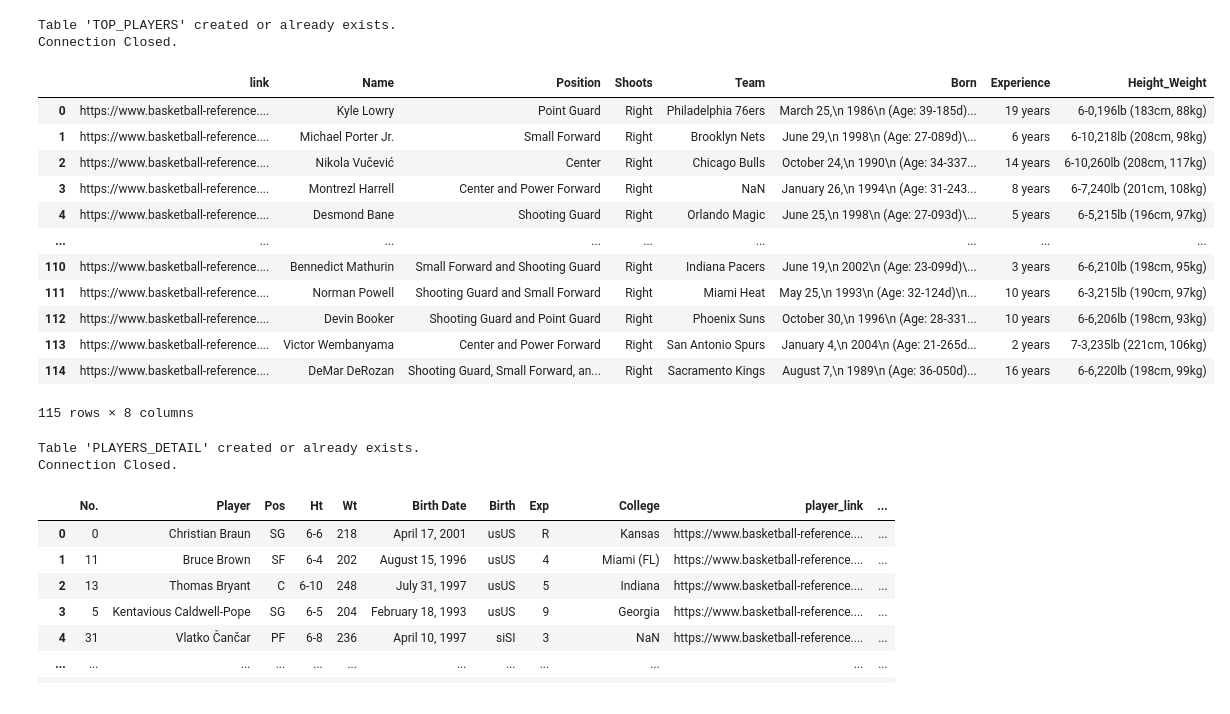
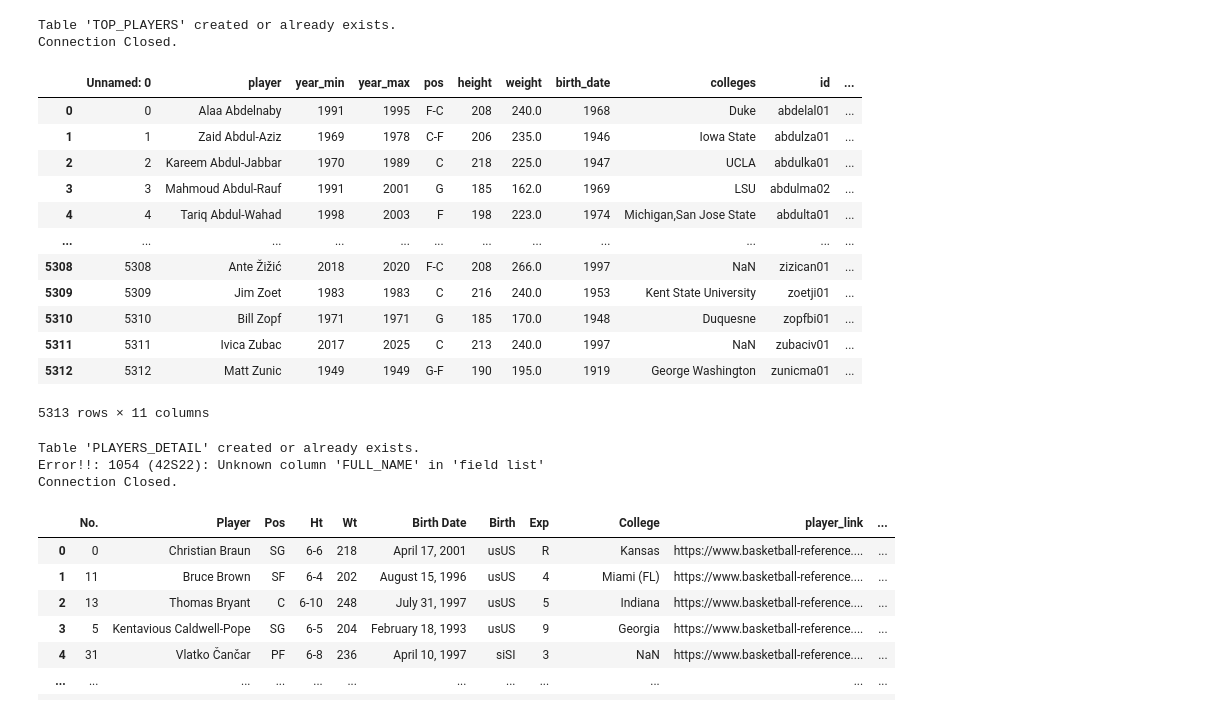
Before and after one commit to nicekid1/QBC-DA10-Group4Project-3, a Jupyter notebook: cleaner.ipynb, the cells around one changed output. Cells and saved outputs as stored; diff of their text form; code cells hidden in the pictures.

Commit message:
full player list, updated clean_extract, adding csv1, csv2 fully, query_final updated

```diff
--- a/cleaner.ipynb
+++ b/cleaner.ipynb
@@ -149,19 +148,31 @@ finally:
 Table 'TOP_PLAYERS' created or already exists.
 Connection Closed.
 # %%
-players_list = pd.read_csv(os.path.join('player stat', 'nba_players_stat.csv'))
+def feet_inch_to_cm(x):
+    feet = int(x[0])
+    inch = int(x[2:])
+    return round(feet * 30.48 + inch * 2.54)
+
+
+player_id_regex = r'/./(.*)\.html'
+players_list = pd.read_csv(os.path.join('data', 'all_players.csv'))
+players_list['player'] = players_list['player'].str.replace('*', '')
+players_list['id'] = players_list['id'].str.extract(player_id_regex)
+players_list['height'] = players_list['height'].map(feet_inch_to_cm)
+players_list['birth_date'] = pd.to_datetime(players_list['birth_date'])
+players_list['birth_date'] = players_list['birth_date'].dt.year.astype('Int64')
 players_list
 # %% [output]
-|  | link | Name | Position | Shoots | Team | Born | Experience | Height_Weight |
-| 0 | https://www.basketball-reference.... | Kyle Lowry | Point Guard | Right | Philadelphia 76ers | March 25,\n 1986\n (Age: 39-185d)... | 19 years | 6-0,196lb (183cm, 88kg) |
-| 1 | https://www.basketball-reference.... | Michael Porter Jr. | Small Forward | Right | Brooklyn Nets | June 29,\n 1998\n (Age: 27-089d)\... | 6 years | 6-10,218lb (208cm, 98kg) |
-| 2 | https://www.basketball-reference.... | Nikola Vučević | Center | Right | Chicago Bulls | October 24,\n 1990\n (Age: 34-337... | 14 years | 6-10,260lb (208cm, 117kg) |
-| 3 | https://www.basketball-reference.... | Montrezl Harrell | Center and Power Forward | Right | NaN | January 26,\n 1994\n (Age: 31-243... | 8 years | 6-7,240lb (201cm, 108kg) |
-| 4 | https://www.basketball-reference.... | Desmond Bane | Shooting Guard | Right | Orlando Magic | June 25,\n 1998\n (Age: 27-093d)\... | 5 years | 6-5,215lb (196cm, 97kg) |
-| ... | ... | ... | ... | ... | ... | ... | ... | ... |
-| 110 | https://www.basketball-reference.... | Bennedict Mathurin | Small Forward and Shooting Guard | Right | Indiana Pacers | June 19,\n 2002\n (Age: 23-099d)\... | 3 years | 6-6,210lb (198cm, 95kg) |
-| 111 | https://www.basketball-reference.... | Norman Powell | Shooting Guard and Small Forward | Right | Miami Heat | May 25,\n 1993\n (Age: 32-124d)\n... | 10 years | 6-3,215lb (190cm, 97kg) |
-| 112 | https://www.basketball-reference.... | Devin Booker | Shooting Guard and Point Guard | Right | Phoenix Suns | October 30,\n 1996\n (Age: 28-331... | 10 years | 6-6,206lb (198cm, 93kg) |
-| 113 | https://www.basketball-reference.... | Victor Wembanyama | Center and Power Forward | Right | San Antonio Spurs | January 4,\n 2004\n (Age: 21-265d... | 2 years | 7-3,235lb (221cm, 106kg) |
-| 114 | https://www.basketball-reference.... | DeMar DeRozan | Shooting Guard, Small Forward, an... | Right | Sacramento Kings | August 7,\n 1989\n (Age: 36-050d)... | 16 years | 6-6,220lb (198cm, 99kg) |
+|  | Unnamed: 0 | player | year_min | year_max | pos | height | weight | birth_date | colleges | id | ... |
+| 0 | 0 | Alaa Abdelnaby | 1991 | 1995 | F-C | 208 | 240.0 | 1968 | Duke | abdelal01 | ... |
+| 1 | 1 | Zaid Abdul-Aziz | 1969 | 1978 | C-F | 206 | 235.0 | 1946 | Iowa State | abdulza01 | ... |
+| 2 | 2 | Kareem Abdul-Jabbar | 1970 | 1989 | C | 218 | 225.0 | 1947 | UCLA | abdulka01 | ... |
+| 3 | 3 | Mahmoud Abdul-Rauf | 1991 | 2001 | G | 185 | 162.0 | 1969 | LSU | abdulma02 | ... |
+| 4 | 4 | Tariq Abdul-Wahad | 1998 | 2003 | F | 198 | 223.0 | 1974 | Michigan,San Jose State | abdulta01 | ... |
+| ... | ... | ... | ... | ... | ... | ... | ... | ... | ... | ... | ... |
+| 5308 | 5308 | Ante Žižić | 2018 | 2020 | F-C | 208 | 266.0 | 1997 | NaN | zizican01 | ... |
+| 5309 | 5309 | Jim Zoet | 1983 | 1983 | C | 216 | 240.0 | 1953 | Kent State University | zoetji01 | ... |
+| 5310 | 5310 | Bill Zopf | 1971 | 1971 | G | 185 | 170.0 | 1948 | Duquesne | zopfbi01 | ... |
+| 5311 | 5311 | Ivica Zubac | 2017 | 2025 | C | 213 | 240.0 | 1997 | NaN | zubaciv01 | ... |
+| 5312 | 5312 | Matt Zunic | 1949 | 1949 | G-F | 190 | 195.0 | 1919 | George Washington | zunicma01 | ... |
-115 rows × 8 columns
+5313 rows × 11 columns
@@ -183,28 +185,30 @@ try:
 
     cursor.execute(f"CREATE TABLE IF NOT EXISTS {tbl_name} ("
                    f"player_id VARCHAR(255) NOT NULL PRIMARY KEY,"
-                   f"NAME VARCHAR(255) NOT NULL,"
-                   f"POS VARCHAR(255) NOT NULL,"
-                   f"SHOOTS VARCHAR(10) NOT NULL,"
-                   # f"TEAM VARCHAR(255),"
-                   f"EXPERIENCE INT,"
-                   # f"AGE INT NOT NULL,"
-                   f"HEIGHT INT NOT NULL,"
-                   f"WEIGHT INT NOT NULL);")
+                   f"FULL_NAME VARCHAR(255) NOT NULL,"
+                   f"POS VARCHAR(31) NOT NULL,"
+                   f"YEAR_MIN INT NOT NULL,"
+                   f"YEAR_MAX INT NOT NULL,"
+                   f"HEIGHT INT,"
+                   f"WEIGHT INT,"
+                   f"BIRTH_YEAR INT,"
+                   f"COLLEGE VARCHAR(255),"
+                   f"ACTIVE BOOLEAN NOT NULL);")
     print(f"Table '{tbl_name}' created or already exists.")
     # Insert Dataframe into SQL Server:
     for index, row in players_list.iterrows():
-        query = f"INSERT INTO {tbl_name} (player_id, NAME, POS, EXPERIENCE, SHOOTS,  HEIGHT, WEIGHT) VALUES (%s, %s, %s, %s, %s, %s, %s)"
+        query = f"INSERT INTO {tbl_name} (player_id, FULL_NAME, POS, YEAR_MIN, YEAR_MAX,  HEIGHT, WEIGHT, BIRTH_YEAR, COLLEGE, ACTIVE) VALUES (%s, %s, %s, %s, %s, %s, %s, %s, %s, %s)"
         cursor.execute(query, (
             row['id'],
-            row['Name'],
-            row['Position'],
-            row['Shoots'],
-            # row['Team'] if pd.notna(row['Team']) else None,
-            row['Experience'] if pd.notna(row['Experience']) else None,
-            # row['Age'],
-            row['Height'],
-            row['Weight']))
+            row['player'],
+            row['pos'],
+            row['year_min'],
+            row['year_max'],
+            row['height'],
+            row['weight'] if pd.notna(row['weight']) else None,
+            row['birth_date'] if pd.notna(row['birth_date']) else None,
+            row['colleges'] if pd.notna(row['colleges']) else None,
+            row['is_active']))
     cnxn.commit()
 
 except mysql.connector.Error as err:
@@ -216,6 +220,7 @@ finally:
         print("Connection Closed.")
 # %% [output]
 Table 'PLAYERS_DETAIL' created or already exists.
+Error!!: 1054 (42S22): Unknown column 'FULL_NAME' in 'field list'
 Connection Closed.
 # %%
 file_names = os.listdir('champ team')
```
Also changed, not shown: parts of 7 cells of this notebook, 11 other files.
